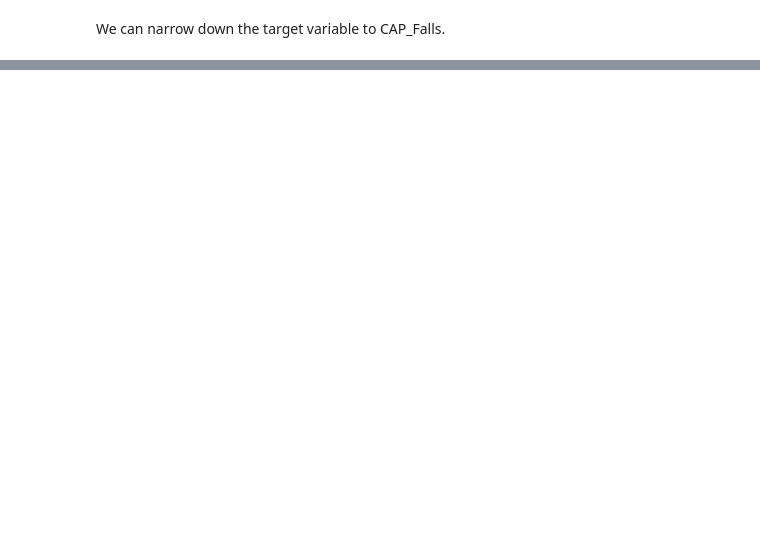
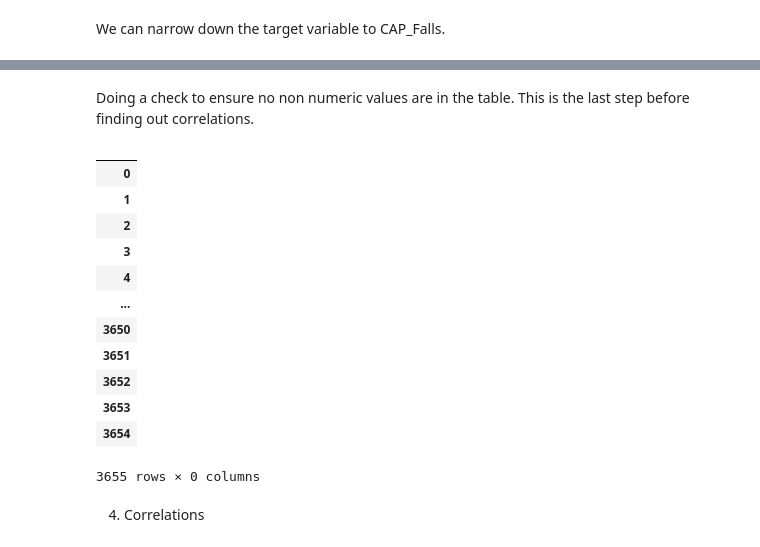
Before and after one commit to crayonthree/fallPredictionModel, a Jupyter notebook: model/fallPreventionModel.ipynb, the cells around one changed output, grey strips where cells are left out. Drawn from its saved outputs; the diff is of its cells as text; code cells hidden in the pictures; blank space fills up the shorter version.

Commit message:
Interpreting correlations and features.

```diff
--- a/model/fallPreventionModel.ipynb
+++ b/model/fallPreventionModel.ipynb
@@ -35,2 +79,22 @@ We can narrow down the target variable to CAP_Falls.
+# %% [markdown]
+Doing a check to ensure no non numeric values are in the table. This is the last step before finding out correlations.
+# %%
+data_preprocessed.select_dtypes(exclude='number')
+# %% [output]
+|  |
+| 0 |
+| 1 |
+| 2 |
+| 3 |
+| 4 |
+| ... |
+| 3650 |
+| 3651 |
+| 3652 |
+| 3653 |
+| 3654 |
+3655 rows × 0 columns
+# %% [markdown]
+4. Correlations
 # %%
 feature_of_interest = "CAP_Falls"
```
Also changed, not shown: parts of 10 cells of this notebook, 1 other file.
